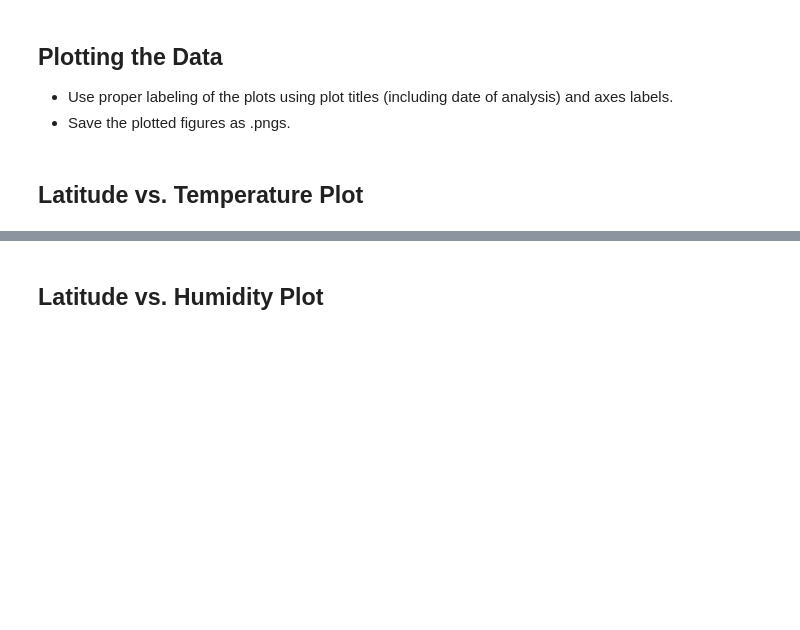
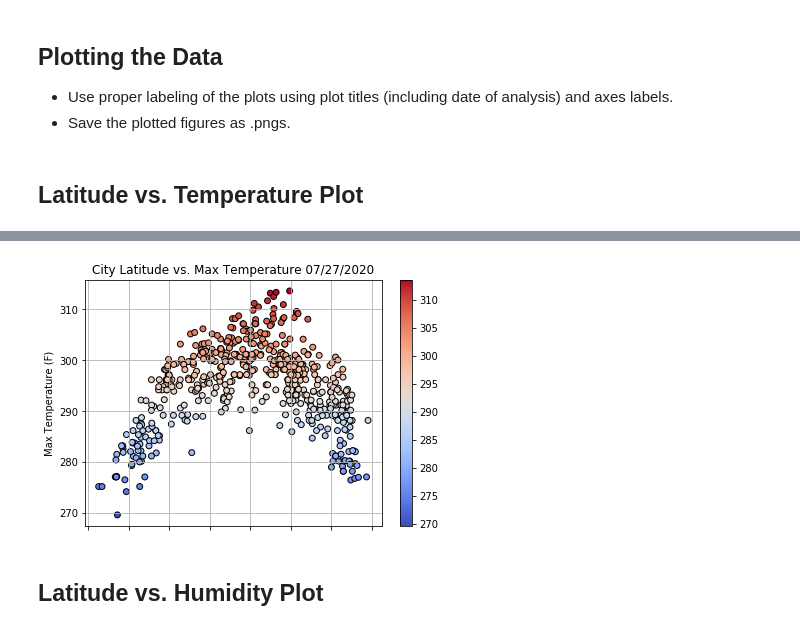
Before and after one commit to timegnome/python-api-challenge, a Jupyter notebook: WeatherPy/WeatherPy.ipynb, the cells around one changed output, grey strips where cells are left out. Cells and saved outputs as stored; diff of their text form; code cells hidden in the pictures; blank space fills up the shorter version.

```diff
--- a/WeatherPy/WeatherPy.ipynb
+++ b/WeatherPy/WeatherPy.ipynb
@@ -199,2 +190,15 @@ Int64Index([], dtype='int64')
+# %%
+clean_city_data = pd.read_csv('City_Data.csv')
+today =datetime.date.today().strftime("%m/%d/%Y")
+heatValue = clean_city_data['Max Temp']
+
+clean_city_data.plot('Lat','Max Temp',kind= 'scatter',title = f'City Latitude vs. Max Temperature {today}',
+                    grid = True, edgecolors="black",c = heatValue,cmap = 'coolwarm', s =35)
+plt.xlabel('Latitude')
+plt.ylabel('Max Temperature (F)')
+# plt.tight_layout()
+plt.show()
+# %% [output]
+[figure, added]
 # %% [markdown]
 ## Latitude vs. Humidity Plot
```
Also changed, not shown: parts of 24 cells of this notebook, 2 other files.
